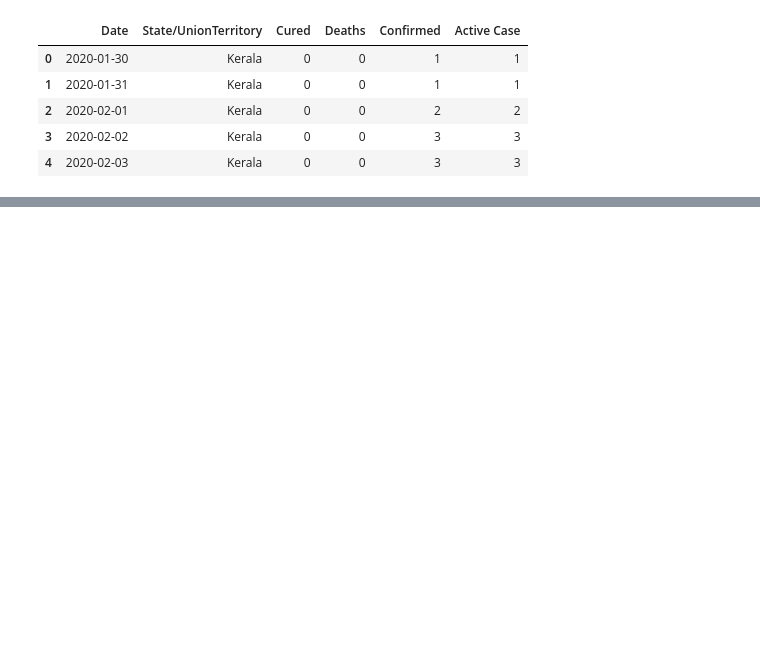
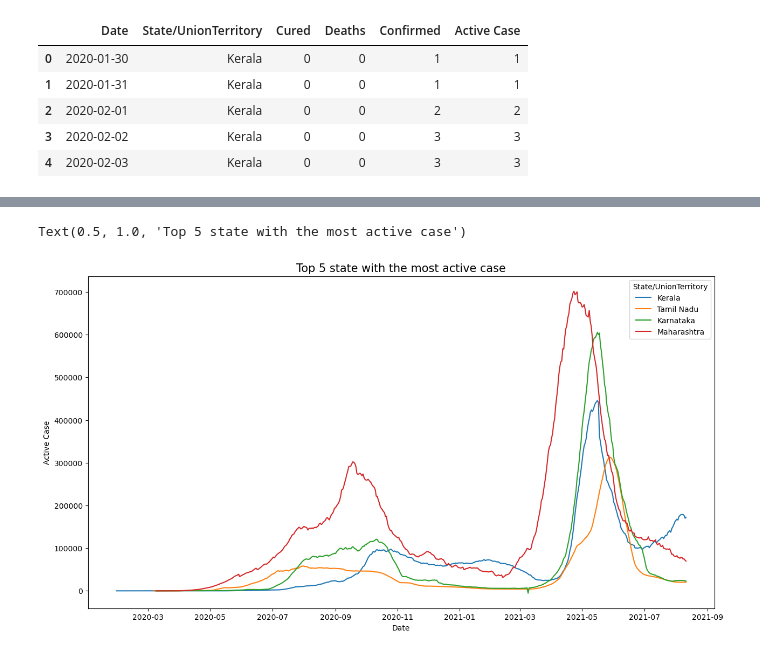
Before and after one commit to georgespicy/data-analysis, a Jupyter notebook: classProject.ipynb, the cells around one changed output, grey strips where cells are left out. Drawn from its saved outputs; the diff is of its cells as text; code cells hidden in the pictures; blank space fills up the shorter version.

```diff
--- a/classProject.ipynb
+++ b/classProject.ipynb
@@ -278,0 +98,21 @@ Text(0.5, 1.0, 'Top 10 state with the most active case')
+# %%
+# VISLIZATION.
+fig = plt.figure(figsize=(15, 8))
+
+# title
+
+# bar
+ax = sns.lineplot(
+    data=covid_df[covid_df["State/UnionTerritory"].isin(["Maharashtra", "Karnataka", "Kerala", "Tamil Nadu", "Uttar Predesh"])],
+    y="Active Case",
+    x="Date",
+
+
+    hue="State/UnionTerritory"
+)
+
+
+plt.title("Top 5 state with the most active case", size=15)
+# %% [output]
+Text(0.5, 1.0, 'Top 5 state with the most active case')
+[figure, added]
```
Also changed, not shown: parts of 22 cells of this notebook.
